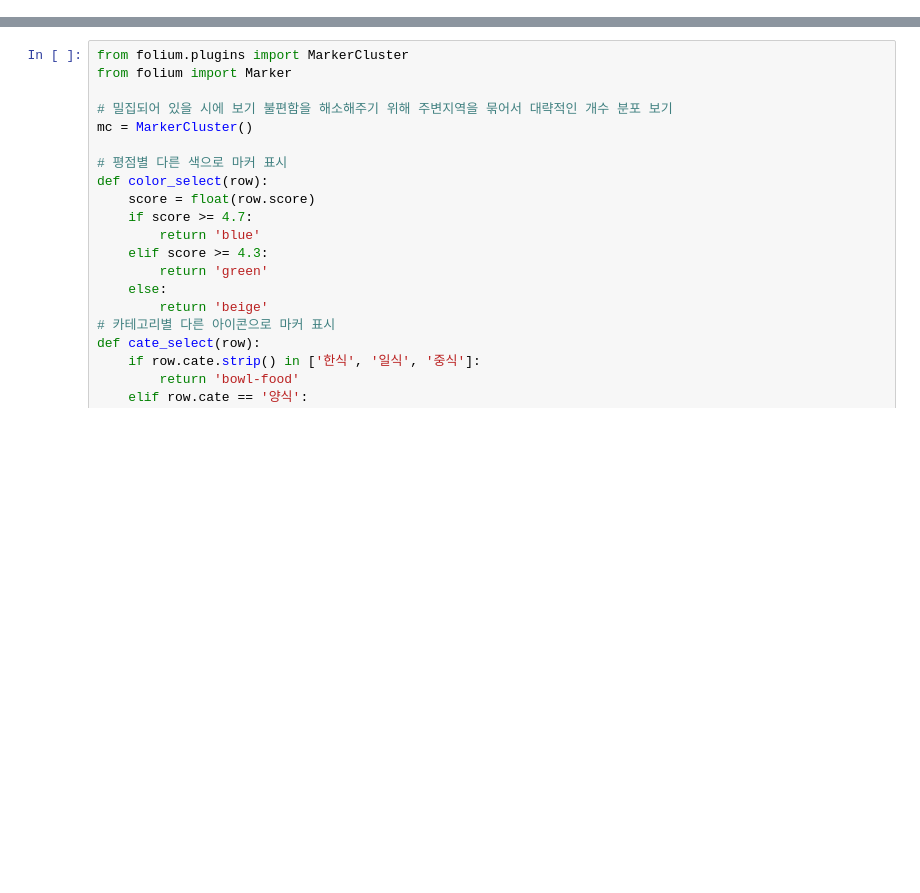
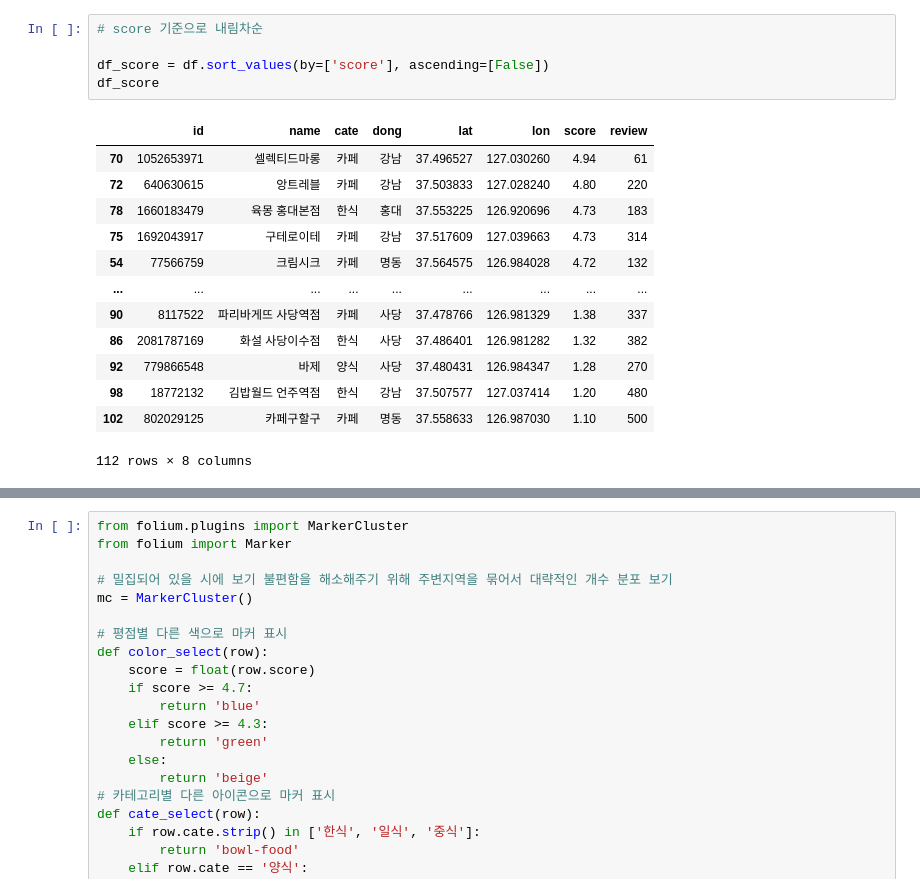
Before and after one commit to myeongzip/recommend_map, a Jupyter notebook: map_recommend.ipynb, the cells around one changed output, grey strips where cells are left out. Cells and saved outputs as stored; diff of their text form; blank space fills up the shorter version.

```diff
--- a/map_recommend.ipynb
+++ b/map_recommend.ipynb
@@ -17,0 +29,19 @@ map = folium.Map(location=[37.561142, 126.986133], # 명동역
+# %%
+# score 기준으로 내림차순
+
+df_score = df.sort_values(by=['score'], ascending=[False])
+df_score
+# %% [output]
+|  | id | name | cate | dong | lat | lon | score | review |
+| 70 | 1052653971 | 셀렉티드마롱 | 카페 | 강남 | 37.496527 | 127.030260 | 4.94 | 61 |
+| 72 | 640630615 | 앙트레블 | 카페 | 강남 | 37.503833 | 127.028240 | 4.80 | 220 |
+| 78 | 1660183479 | 육몽 홍대본점 | 한식 | 홍대 | 37.553225 | 126.920696 | 4.73 | 183 |
+| 75 | 1692043917 | 구테로이테 | 카페 | 강남 | 37.517609 | 127.039663 | 4.73 | 314 |
+| 54 | 77566759 | 크림시크 | 카페 | 명동 | 37.564575 | 126.984028 | 4.72 | 132 |
+| ... | ... | ... | ... | ... | ... | ... | ... | ... |
+| 90 | 8117522 | 파리바게뜨 사당역점 | 카페 | 사당 | 37.478766 | 126.981329 | 1.38 | 337 |
+| 86 | 2081787169 | 화설 사당이수점 | 한식 | 사당 | 37.486401 | 126.981282 | 1.32 | 382 |
+| 92 | 779866548 | 바제 | 양식 | 사당 | 37.480431 | 126.984347 | 1.28 | 270 |
+| 98 | 18772132 | 김밥월드 언주역점 | 한식 | 강남 | 37.507577 | 127.037414 | 1.20 | 480 |
+| 102 | 802029125 | 카페구할구 | 카페 | 명동 | 37.558633 | 126.987030 | 1.10 | 500 |
+112 rows × 8 columns
```
Also changed, not shown: parts of 5 cells of this notebook.
